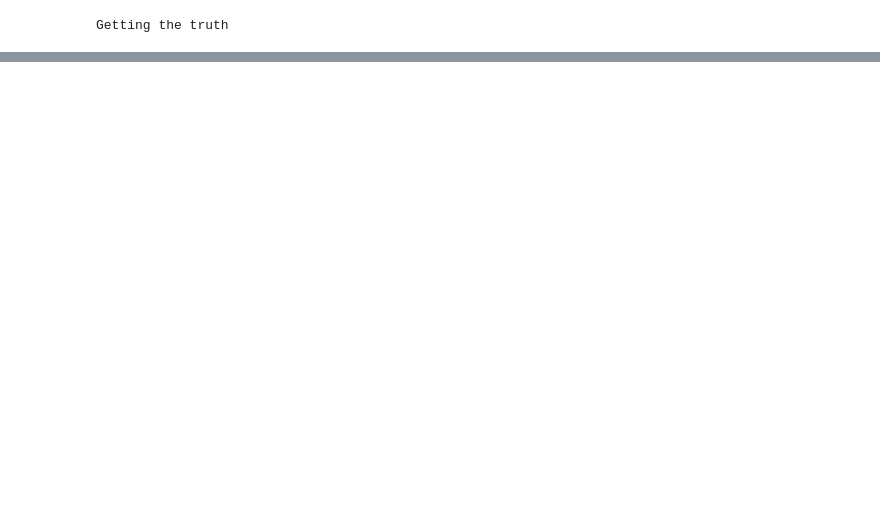
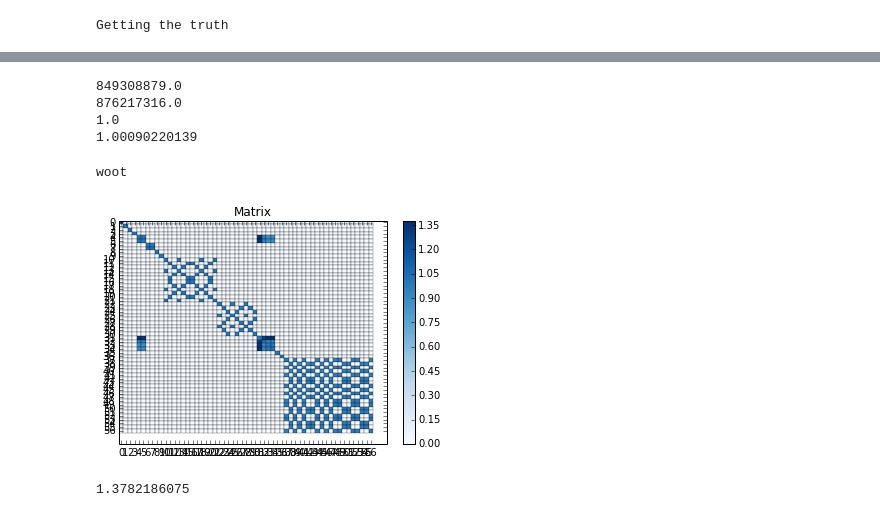
Before and after one commit to bradtaylor/thesis, a Jupyter notebook: evaluate_library_descrimination.ipynb, the cells around one changed output, grey strips where cells are left out. Drawn from its saved outputs; the diff is of its cells as text; code cells hidden in the pictures; blank space fills up the shorter version.

```diff
--- a/evaluate_library_descrimination.ipynb
+++ b/evaluate_library_descrimination.ipynb
@@ -1040,0 +1114,21 @@ array([10, 20, 30, 40,  3, 50])
+# %%
+print sortee.values[10,10]
+print sortee.values[10,11]
+print foof[10,10]
+print foof[10,11]
+# %% [output]
+849308879.0
+876217316.0
+1.0
+1.00090220139
+# %%
+exacts = exact_pairs_affinity(table, n_groups)
+print "woot"
+# %% [output]
+woot
+# %%
+plot_matrix(exacts)
+print np.max(zero_diag(exacts))
+# %% [output]
+[figure, added]
+1.3782186075
```
Also changed, not shown: parts of 23 cells of this notebook, 2 other files.
